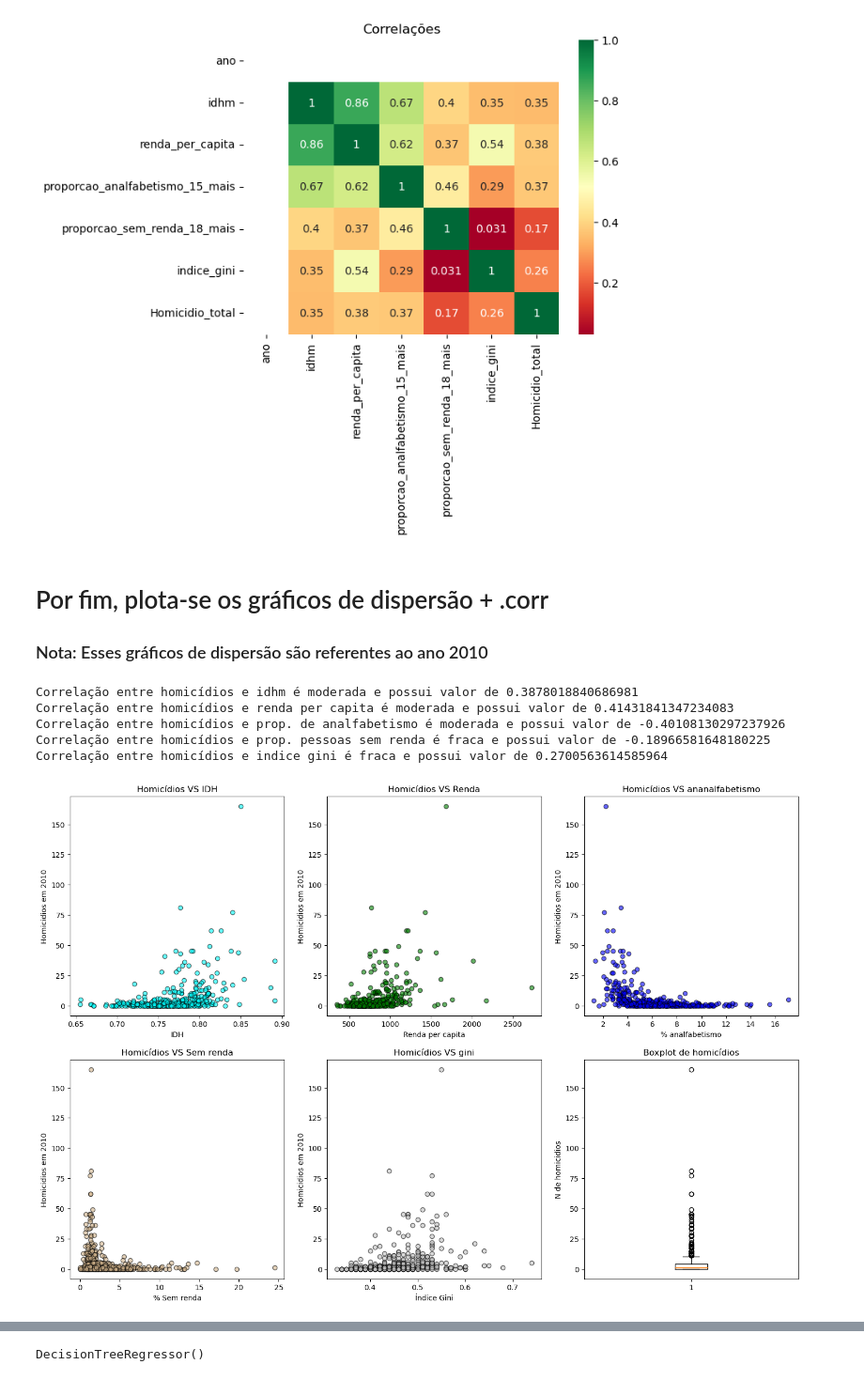
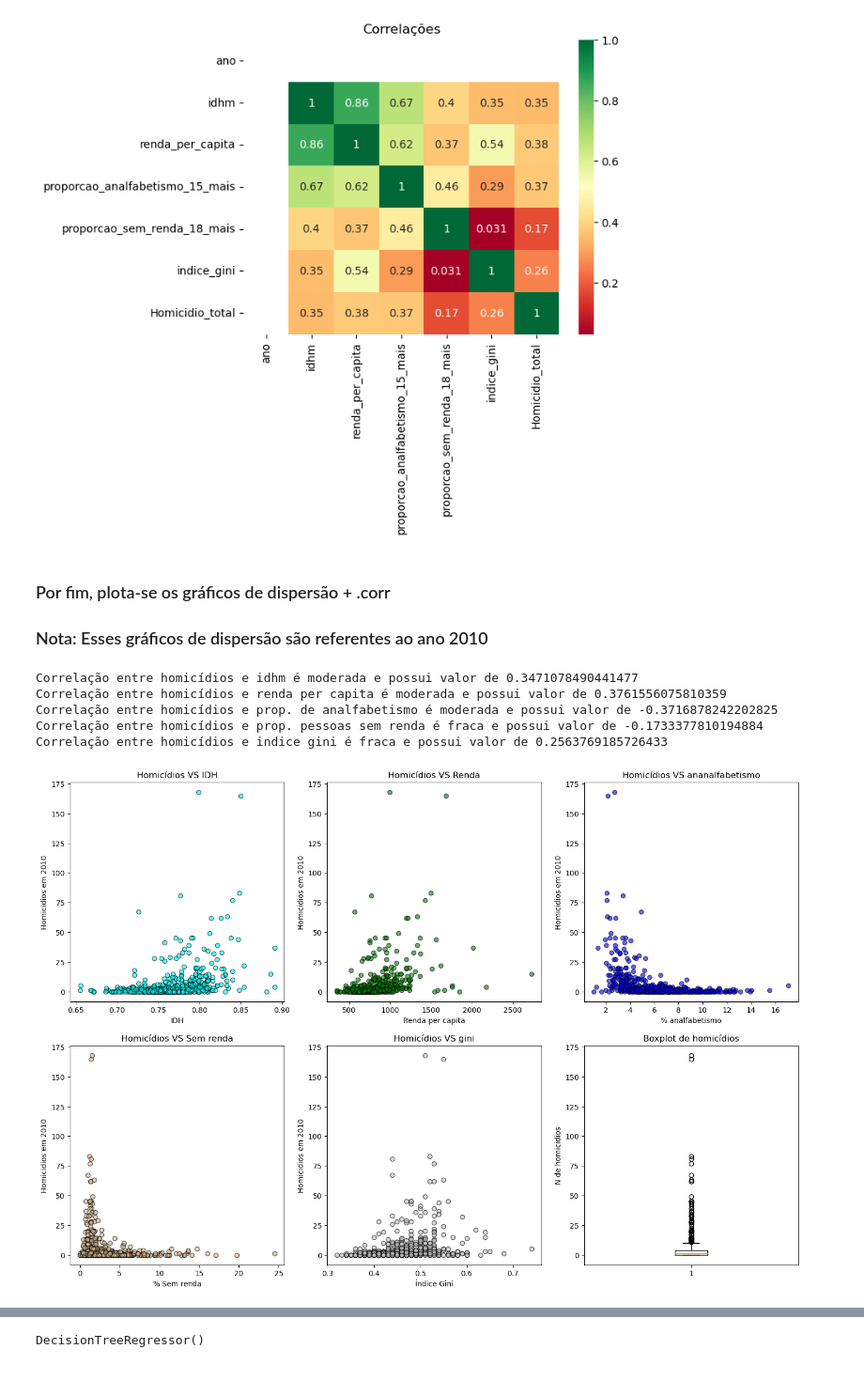
Before and after one commit to felipebns/P2_Cdados, a Jupyter notebook: p2_cdados.ipynb, the cells around one changed output, grey strips where cells are left out. Shown at 94% size. Saved outputs shown, nothing was run; the diff lists cells and outputs as text; code cells hidden in the pictures.

```diff
--- a/p2_cdados.ipynb
+++ b/p2_cdados.ipynb
@@ -132,18 +135,18 @@ plt.show()
 # %% [output]
 [figure]
 # %% [markdown]
-# Por fim, plota-se os gráficos de dispersão + .corr
+### Por fim, plota-se os gráficos de dispersão + .corr
 
 ### Nota: Esses gráficos de dispersão são referentes ao ano 2010
 # %%
 plt.figure(figsize=(18,12))
 
 plt.subplot(2,3,1)
-plt.scatter(df_treino['idhm'], df_treino['Homicidio_total'], alpha=0.6, color='cyan', edgecolors="black")
+plt.scatter(tabela_sem_sp['idhm'], tabela_sem_sp['Homicidio_total'], alpha=0.6, color='cyan', edgecolors="black")
 plt.xlabel('IDH')
 plt.ylabel('Homicidios em 2010')
 plt.title('Homicídios VS IDH')
-corr_idhm = df_treino['Homicidio_total'].corr(df_treino['idhm'])
+corr_idhm = tabela_sem_sp['Homicidio_total'].corr(tabela_sem_sp['idhm'])
 if abs(corr_idhm) < 0.3:
     print(f'Correlação entre homicídios e idhm é fraca e possui valor de {corr_idhm}')
 elif abs(corr_idhm) >0.3 and (corr_idhm) < 0.7:
@@ -152,11 +155,11 @@ elif abs(corr_idhm) > 0.7:
     print(f'Correlação entre homicídios e idhm é forte e possui valor de {corr_idhm}')
 
 plt.subplot(2,3,2)
-plt.scatter(df_treino['renda_per_capita'], df_treino['Homicidio_total'], alpha=0.6, color='green', edgecolors="black")
+plt.scatter(tabela_sem_sp['renda_per_capita'], tabela_sem_sp['Homicidio_total'], alpha=0.6, color='green', edgecolors="black")
 plt.xlabel('Renda per capita')
 plt.ylabel('Homicidios em 2010')
 plt.title('Homicídios VS Renda')
-corr_renda = df_treino['Homicidio_total'].corr(df_treino['renda_per_capita'])
+corr_renda = tabela_sem_sp['Homicidio_total'].corr(tabela_sem_sp['renda_per_capita'])
 if abs(corr_renda) < 0.3:
     print(f'Correlação entre homicídios e renda per capita é fraca e possui valor de {corr_renda}')
 elif abs(corr_renda) >0.3 and (corr_renda) < 0.7:
@@ -165,11 +168,11 @@ elif abs(corr_renda) > 0.7:
     print(f'Correlação entre homicídios e renda per capita é forte e possui valor de {corr_renda}')
 
 plt.subplot(2,3,3)
-plt.scatter(df_treino['proporcao_analfabetismo_15_mais'], df_treino['Homicidio_total'], alpha=0.6, color='blue', edgecolors="black")
+plt.scatter(tabela_sem_sp['proporcao_analfabetismo_15_mais'], tabela_sem_sp['Homicidio_total'], alpha=0.6, color='blue', edgecolors="black")
 plt.xlabel('% analfabetismo')
 plt.ylabel('Homicidios em 2010')
 plt.title('Homicídios VS ananalfabetismo')
-corr_analfab = df_treino['Homicidio_total'].corr(df_treino['proporcao_analfabetismo_15_mais'])
+corr_analfab = tabela_sem_sp['Homicidio_total'].corr(tabela_sem_sp['proporcao_analfabetismo_15_mais'])
 if abs(corr_analfab) < 0.3:
     print(f'Correlação entre homicídios e prop. de analfabetismo é fraca e possui valor de {corr_analfab}')
 elif abs(corr_analfab) >0.3 and (corr_analfab) < 0.7:
@@ -178,42 +181,42 @@ elif abs(corr_analfab) > 0.7:
     print(f'Correlação entre homicídios e prop. de analfabetismo é forte e possui valor de {corr_analfab}')
 
 plt.subplot(2,3,4)
-plt.scatter(df_treino['proporcao_sem_renda_18_mais'], df_treino['Homicidio_total'], alpha=0.6, color='tan', edgecolors="black")
+plt.scatter(tabela_sem_sp['proporcao_sem_renda_18_mais'], tabela_sem_sp['Homicidio_total'], alpha=0.6, color='tan', edgecolors="black")
 plt.xlabel('% Sem renda')
 plt.ylabel('Homicidios em 2010')
 plt.title('Homicídios VS Sem renda')
-corr_sem_renda = df_treino['Homicidio_total'].corr(df_treino['proporcao_sem_renda_18_mais'])
+corr_sem_renda = tabela_sem_sp['Homicidio_total'].corr(tabela_sem_sp['proporcao_sem_renda_18_mais'])
 if abs(corr_sem_renda) < 0.3:
     print(f'Correlação entre homicídios e prop. pessoas sem renda é fraca e possui valor de {corr_sem_renda}')
 elif abs(corr_sem_renda) >0.3 and (corr_sem_renda) < 0.7:
     print(f'Correlação entre homicídios e prop. pessoas sem renda é moderada e possui valor de {corr_sem_renda}')
 elif abs(corr_sem_renda) > 0.7:
     print(f'Correlação entre homicídios e prop. pessoas sem renda é forte e possui valor de {corr_sem_renda}')
 
 plt.subplot(2,3,5)
-plt.scatter(df_treino['indice_gini'], df_treino['Homicidio_total'], alpha=0.6, color='silver', edgecolors="black")
+plt.scatter(tabela_sem_sp['indice_gini'], tabela_sem_sp['Homicidio_total'], alpha=0.6, color='silver', edgecolors="black")
 plt.xlabel('Índice Gini')
 plt.ylabel('Homicidios em 2010')
 plt.title('Homicídios VS gini')
-corr_gini = df_treino['Homicidio_total'].corr(df_treino['indice_gini'])
+corr_gini = tabela_sem_sp['Homicidio_total'].corr(tabela_sem_sp['indice_gini'])
 if abs(corr_gini) < 0.3:
     print(f'Correlação entre homicídios e indice gini é fraca e possui valor de {corr_gini}')
 elif abs(corr_gini) >0.3 and (corr_gini) < 0.7:
     print(f'Correlação entre homicídios e indice gini é moderada e possui valor de {corr_gini}')
 elif abs(corr_gini) > 0.7:
     print(f'Correlação entre homicídios e indice gini é forte e possui valor de {corr_gini}')
 
 plt.subplot(2,3,6)
-plt.boxplot(df_treino['Homicidio_total'])
+plt.boxplot(tabela_sem_sp['Homicidio_total'])
 plt.title('Boxplot de homicídios')
 plt.ylabel('N de homicidios')
 
 plt.show()
 # %% [output]
-Correlação entre homicídios e idhm é moderada e possui valor de 0.3878018840686981
-Correlação entre homicídios e renda per capita é moderada e possui valor de 0.41431841347234083
-Correlação entre homicídios e prop. de analfabetismo é moderada e possui valor de -0.40108130297237926
-Correlação entre homicídios e prop. pessoas sem renda é fraca e possui valor de -0.18966581648180225
-Correlação entre homicídios e indice gini é fraca e possui valor de 0.2700563614585964
+Correlação entre homicídios e idhm é moderada e possui valor de 0.3471078490441477
+Correlação entre homicídios e renda per capita é moderada e possui valor de 0.3761556075810359
+Correlação entre homicídios e prop. de analfabetismo é moderada e possui valor de -0.3716878242202825
+Correlação entre homicídios e prop. pessoas sem renda é fraca e possui valor de -0.1733377810194884
+Correlação entre homicídios e indice gini é fraca e possui valor de 0.2563769185726433
-[figure, old version]
+[figure, new version]
 # %% [markdown]
```
Also changed, not shown: parts of 38 cells of this notebook.
